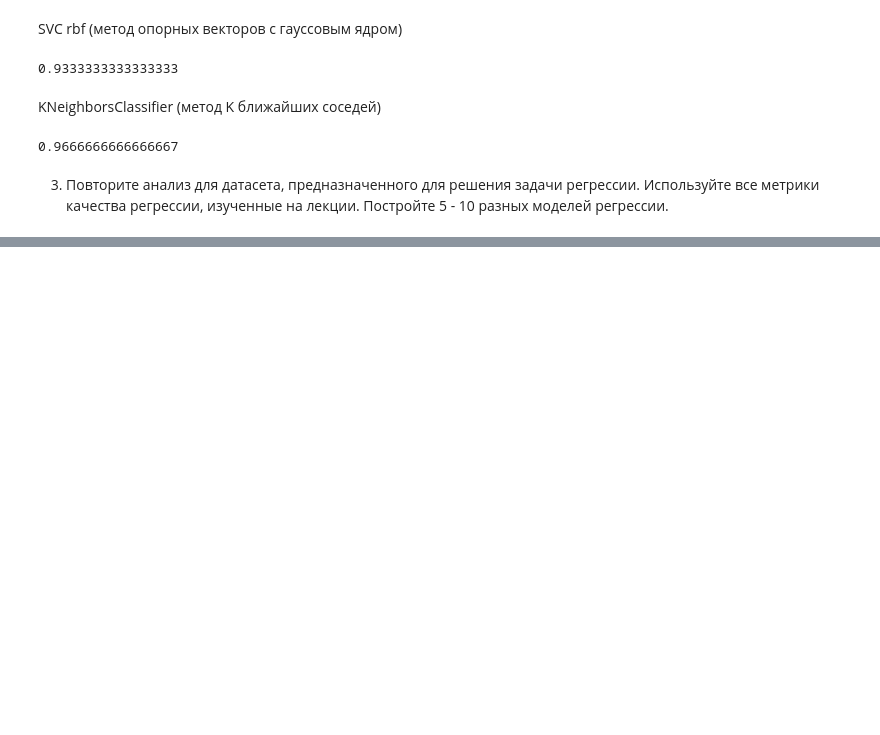
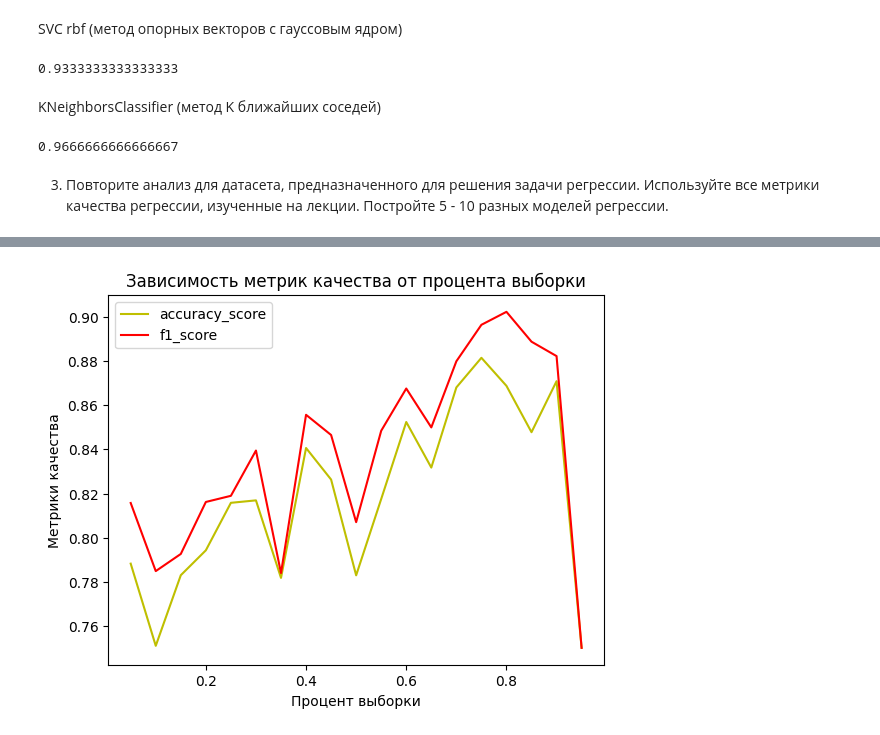
Before and after one commit to XJIE6yIlIek/my_projects_fu, a Jupyter notebook: ML/4_1.ipynb, the cells around one changed output, grey strips where cells are left out. Saved outputs shown, nothing was run; the diff lists cells and outputs as text; code cells hidden in the pictures; blank space fills up the shorter version.

```diff
--- a/ML/4_1.ipynb
+++ b/ML/4_1.ipynb
@@ -372,3 +367,9 @@ accuracy_score(y_test, y_test_pred)
 0.9666666666666667
 # %% [markdown]
 3. Повторите анализ для датасета, предназначенного для решения задачи регрессии. Используйте все метрики качества регрессии, изученные на лекции. Постройте 5 - 10 разных моделей регрессии.
+# %%
+data = fetch_california_housing()
+X = data.data
+y = data.target
+# %%
+X_train, X_test, y_train, y_test = train_test_split(X, y, train_size= 0.8)
@@ -374,0 +464,18 @@ accuracy_score(y_test, y_test_pred)
+# %%
+url = "https://raw.githubusercontent.com/koroteevmv/ML_course/2024/ML4.1%20metrics/heart.csv"
+df = pd.read_csv(url)
+X = df.drop("output", axis= 1)
+y = df["output"]
+# %%
+ax_x = []
+ax_y = []
+
+for i in np.linspace(0.05, 0.95, 19):
+  X_train, X_test, y_train, y_test = train_test_split(X, y, train_size= i)
+  log_test = LogisticRegression().fit(X_train, y_train)
+  y_pred = log_test.predict(X_test)
+  ax_x.append(i)
+  ax_y.append([accuracy_score(y_test, y_pred), f1_score(y_test, y_pred)])
+
+ax_x = np.asarray(ax_x)
+ax_y = np.asarray(ax_y)
@@ -374,0 +500,10 @@ accuracy_score(y_test, y_test_pred)
+# %%
+plt.plot(ax_x, ax_y[:, 0], color= "y")
+plt.plot(ax_x, ax_y[:, 1], color= "r")
+plt.title("Зависимость метрик качества от процента выборки")
+plt.xlabel("Процент выборки")
+plt.ylabel("Метрики качества")
+plt.legend(["accuracy_score", "f1_score"])
+plt.show()
+# %% [output]
+[figure, added]
```
Also changed, not shown: parts of 31 cells of this notebook.
